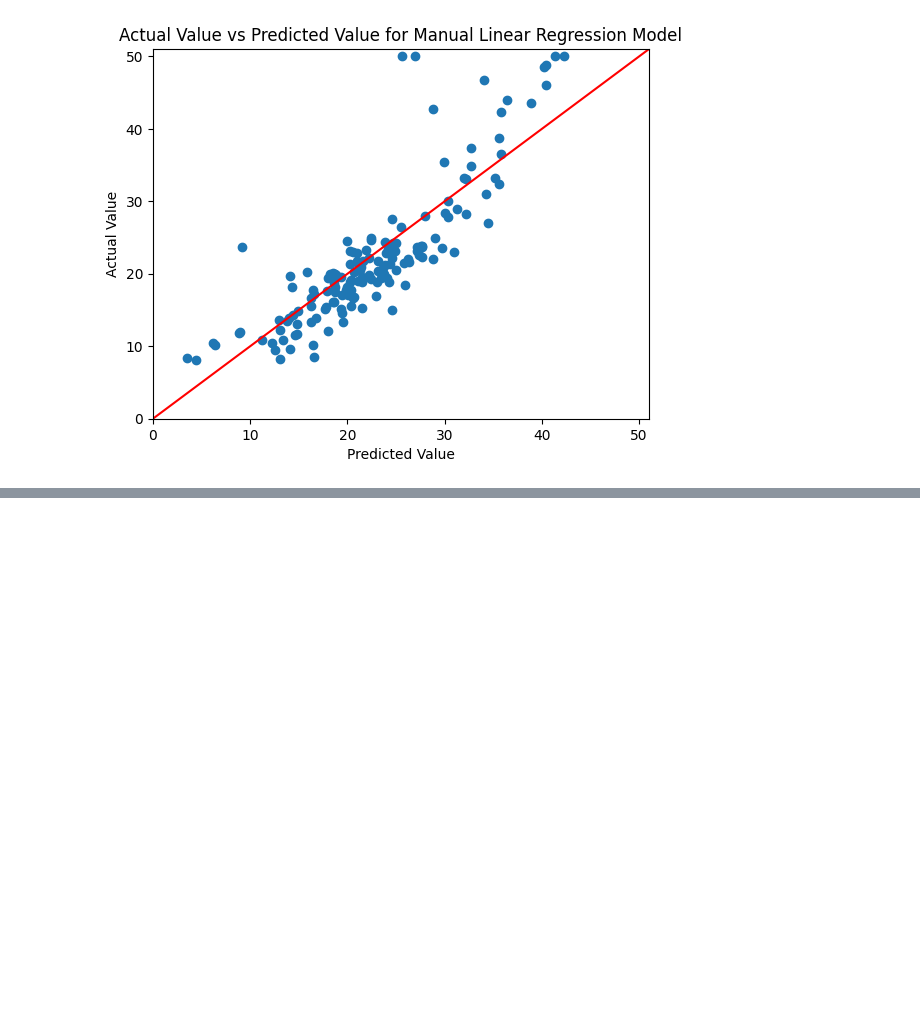
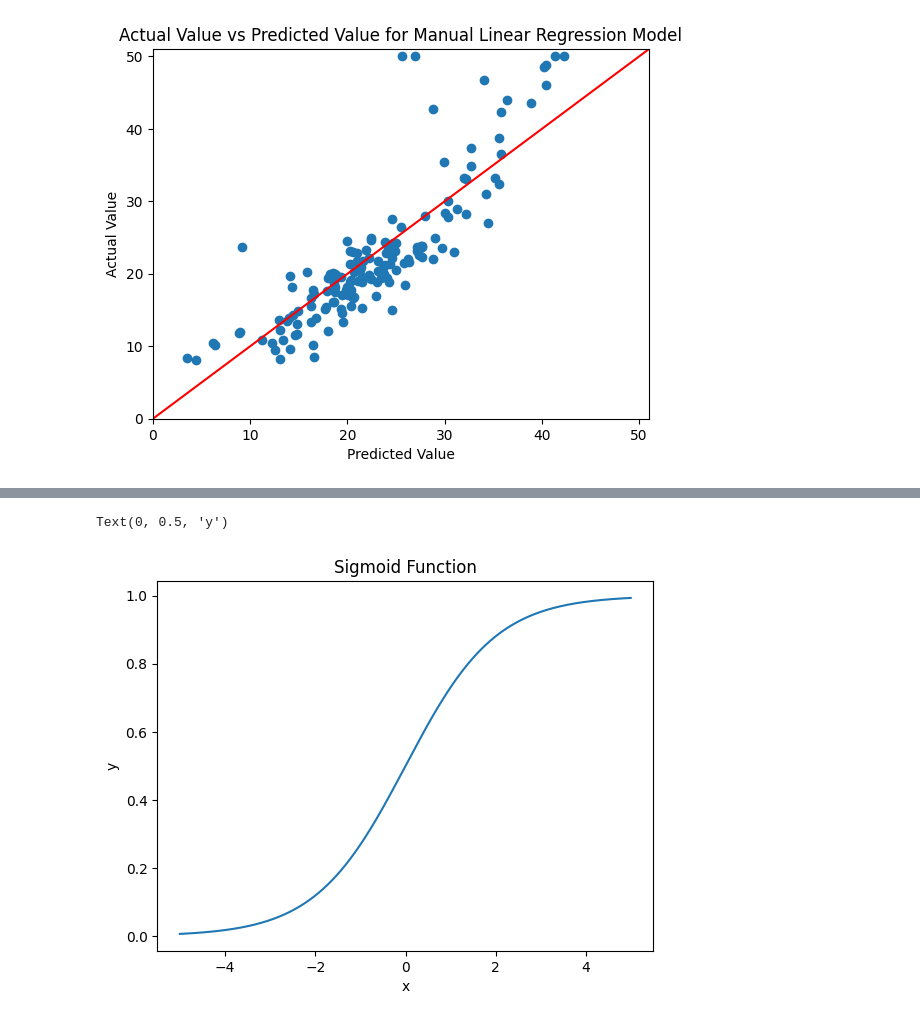
Before and after one commit to api-sage/housing_price_predictor, a Jupyter notebook: house_predictor.ipynb, the cells around one changed output, grey strips where cells are left out. Saved outputs shown, nothing was run; the diff lists cells and outputs as text; code cells hidden in the pictures; blank space fills up the shorter version.

Commit message:
sigmoid implementation

```diff
--- a/house_predictor.ipynb
+++ b/house_predictor.ipynb
@@ -303,0 +306,8 @@ plt.plot([0,51], [0,51], color='red')
+# %%
+def sigmoid(x: ndarray) -> ndarray:
+  return 1 / (1 + np.exp(-1.0 * x))
+# %%
+test_matrix = np.arange(-5,5,0.01)
+sigmoid_matrix = sigmoid(test_matrix)
+print(sigmoid_matrix)
+print(test_matrix)
@@ -303,0 +332,9 @@ plt.plot([0,51], [0,51], color='red')
+# %%
+plt.plot(test_matrix, sigmoid_matrix)
+plt.title("Sigmoid Function")
+plt.ylim()
+plt.xlabel("x")
+plt.ylabel("y")
+# %% [output]
+Text(0, 0.5, 'y')
+[figure, added]
```
Also changed, not shown: parts of 3 cells of this notebook.
